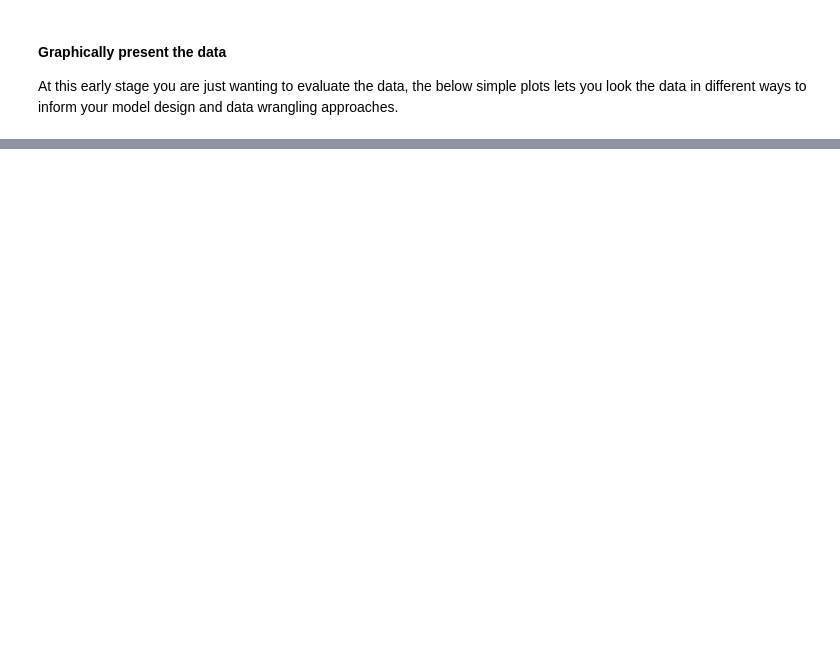
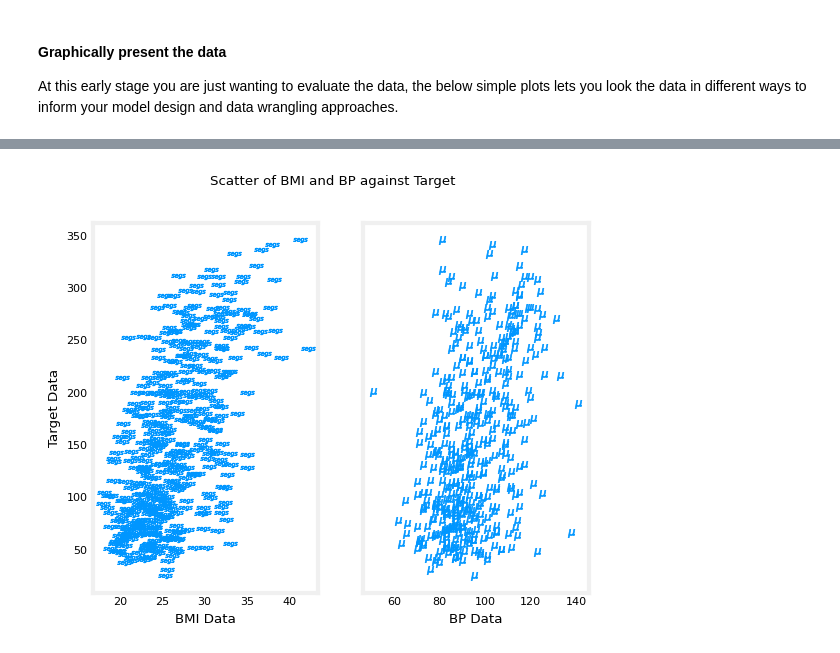
Before and after one commit to unopiaofrol/MLOps, a Jupyter notebook: 2.Model_Development/2.1.Data_Wrangling/2.1.1.data_preview.ipynb, the cells around one changed output, grey strips where cells are left out. Cells and saved outputs as stored; diff of their text form; code cells hidden in the pictures; blank space fills up the shorter version.

```diff
--- a/2.Model_Development/2.1.Data_Wrangling/2.1.1.data_preview.ipynb
+++ b/2.Model_Development/2.1.Data_Wrangling/2.1.1.data_preview.ipynb
@@ -77,16 +120,18 @@ plt.show()
 # %%
 # Scatter plot 2 columns in separate charts with a shared y-axis
 fig, (ax1, ax2) = plt.subplots(1,2, sharey=True)
 plt.suptitle(f"Scatter of {data_frame['BMI'].name} and {data_frame['BP'].name} against {data_frame['Target'].name}")
 ax1.set_ylabel(f'{data_frame['Target'].name} Data')
 
-ax1.scatter(data_frame['BMI'], data_frame['Target'])
+ax1.scatter(data_frame['BMI'], data_frame['Target'], marker="$segs$", s=100)
 ax1.set_xlabel(f'{data_frame['BMI'].name} Data')
 
-ax2.scatter(data_frame['BP'], data_frame['Target'])
+ax2.scatter(data_frame['BP'], data_frame['Target'], marker="$µ$")
 ax2.set_xlabel(f'{data_frame['BP'].name} Data')
 
 plt.show()
+# %% [output]
+[figure, added]
 # %%
 # 3D Scatter plot 3 columns to see the relationship
 
```
Also changed, not shown: parts of 8 cells of this notebook.
